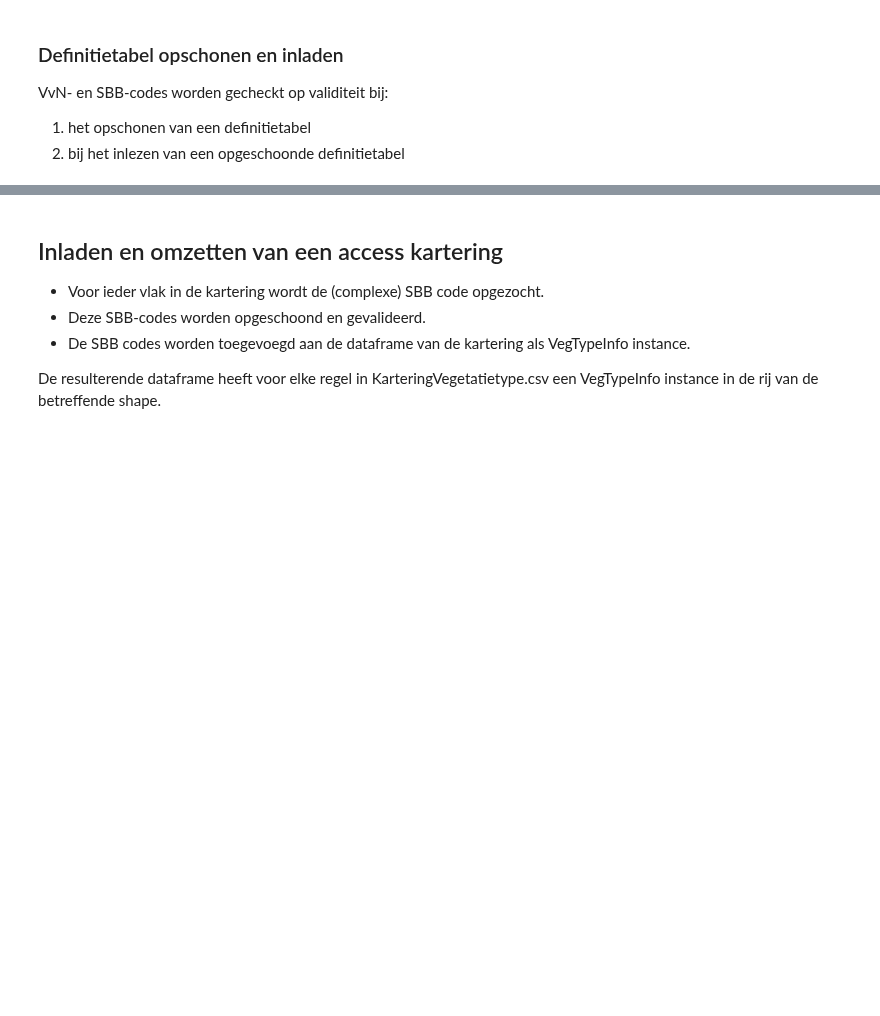
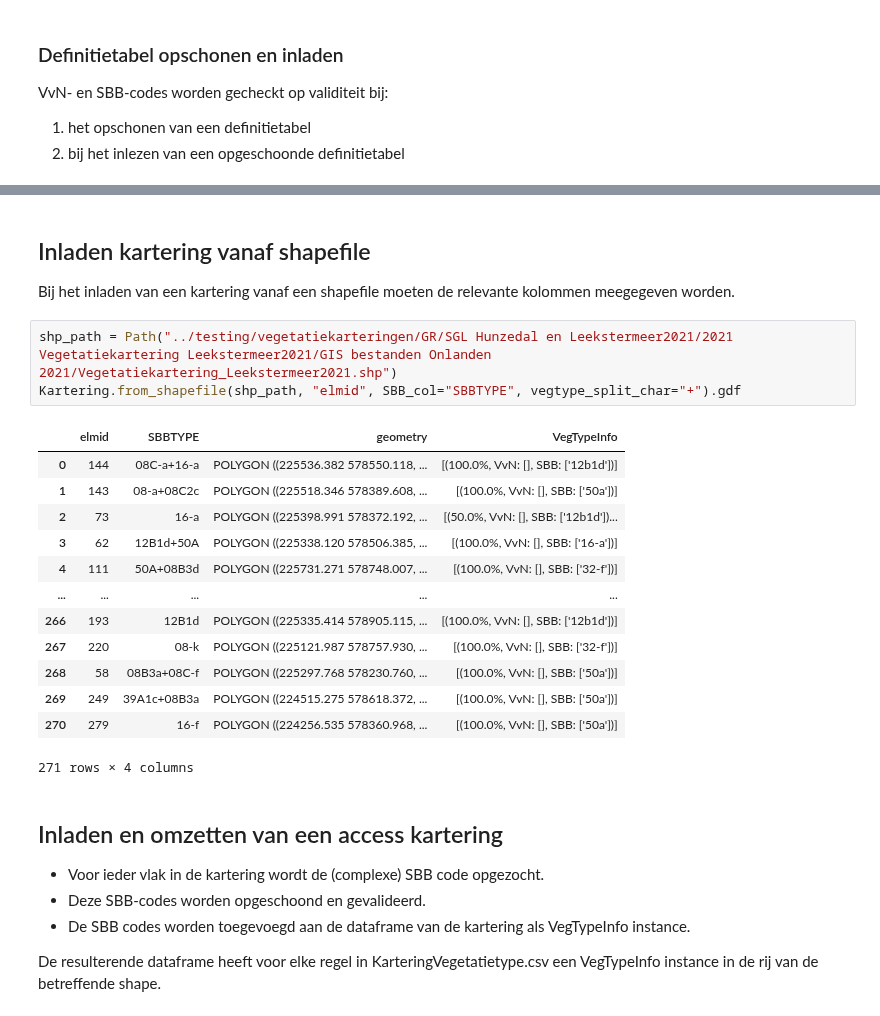
Before and after one commit to Spheer-ai/veg2hab, a Jupyter notebook: notebooks/functionality_test.ipynb, the cells around one changed output, grey strips where cells are left out. Saved outputs shown, nothing was run; the diff lists cells and outputs as text; blank space fills up the shorter version.

```diff
--- a/notebooks/functionality_test.ipynb
+++ b/notebooks/functionality_test.ipynb
@@ -69,3 +69,24 @@ Alle VvN codes zijn valide
+# %% [markdown]
+## Inladen kartering vanaf shapefile
+
+Bij het inladen van een kartering vanaf een shapefile moeten de relevante kolommen meegegeven worden.
+# %%
+shp_path = Path("../testing/vegetatiekarteringen/GR/SGL Hunzedal en Leekstermeer2021/2021 Vegetatiekartering Leekstermeer2021/GIS bestanden Onlanden 2021/Vegetatiekartering_Leekstermeer2021.shp")
+Kartering.from_shapefile(shp_path, "elmid", SBB_col="SBBTYPE", vegtype_split_char="+").gdf
+# %% [output]
+|  | elmid | SBBTYPE | geometry | VegTypeInfo |
+| 0 | 144 | 08C-a+16-a | POLYGON ((225536.382 578550.118, ... | [(100.0%, VvN: [], SBB: ['12b1d'])] |
+| 1 | 143 | 08-a+08C2c | POLYGON ((225518.346 578389.608, ... | [(100.0%, VvN: [], SBB: ['50a'])] |
+| 2 | 73 | 16-a | POLYGON ((225398.991 578372.192, ... | [(50.0%, VvN: [], SBB: ['12b1d'])... |
+| 3 | 62 | 12B1d+50A | POLYGON ((225338.120 578506.385, ... | [(100.0%, VvN: [], SBB: ['16-a'])] |
+| 4 | 111 | 50A+08B3d | POLYGON ((225731.271 578748.007, ... | [(100.0%, VvN: [], SBB: ['32-f'])] |
+| ... | ... | ... | ... | ... |
+| 266 | 193 | 12B1d | POLYGON ((225335.414 578905.115, ... | [(100.0%, VvN: [], SBB: ['12b1d'])] |
+| 267 | 220 | 08-k | POLYGON ((225121.987 578757.930, ... | [(100.0%, VvN: [], SBB: ['32-f'])] |
+| 268 | 58 | 08B3a+08C-f | POLYGON ((225297.768 578230.760, ... | [(100.0%, VvN: [], SBB: ['50a'])] |
+| 269 | 249 | 39A1c+08B3a | POLYGON ((224515.275 578618.372, ... | [(100.0%, VvN: [], SBB: ['50a'])] |
+| 270 | 279 | 16-f | POLYGON ((224256.535 578360.968, ... | [(100.0%, VvN: [], SBB: ['50a'])] |
+271 rows × 4 columns
 # %% [markdown]
 ## Inladen en omzetten van een access kartering
 
```
Also changed, not shown: parts of 4 cells of this notebook, 1 other file.
